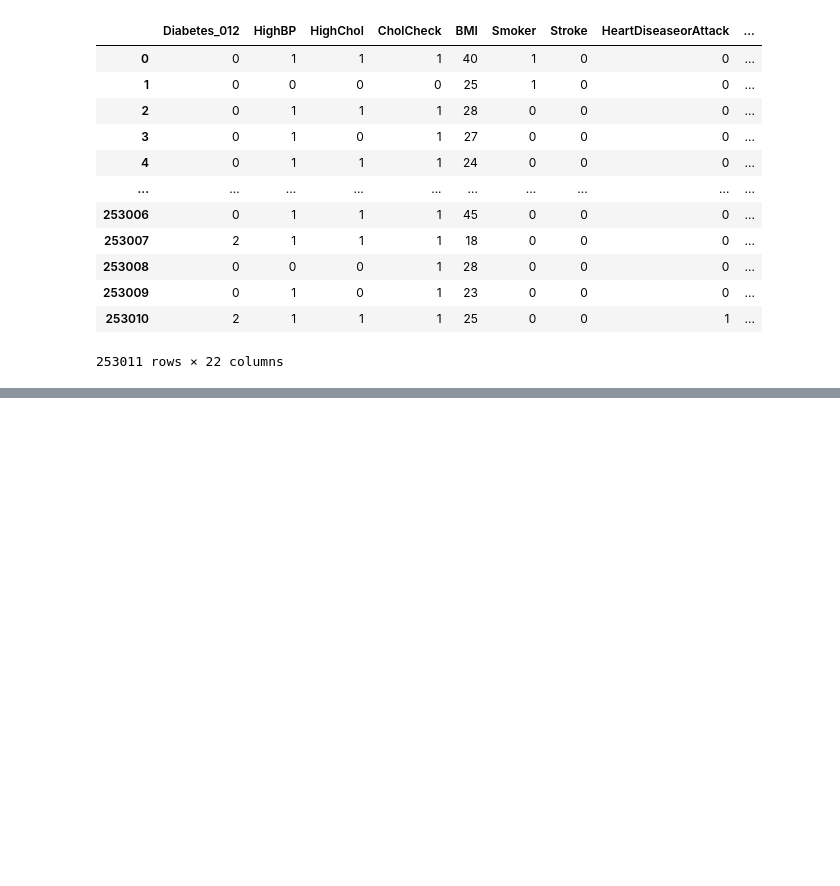
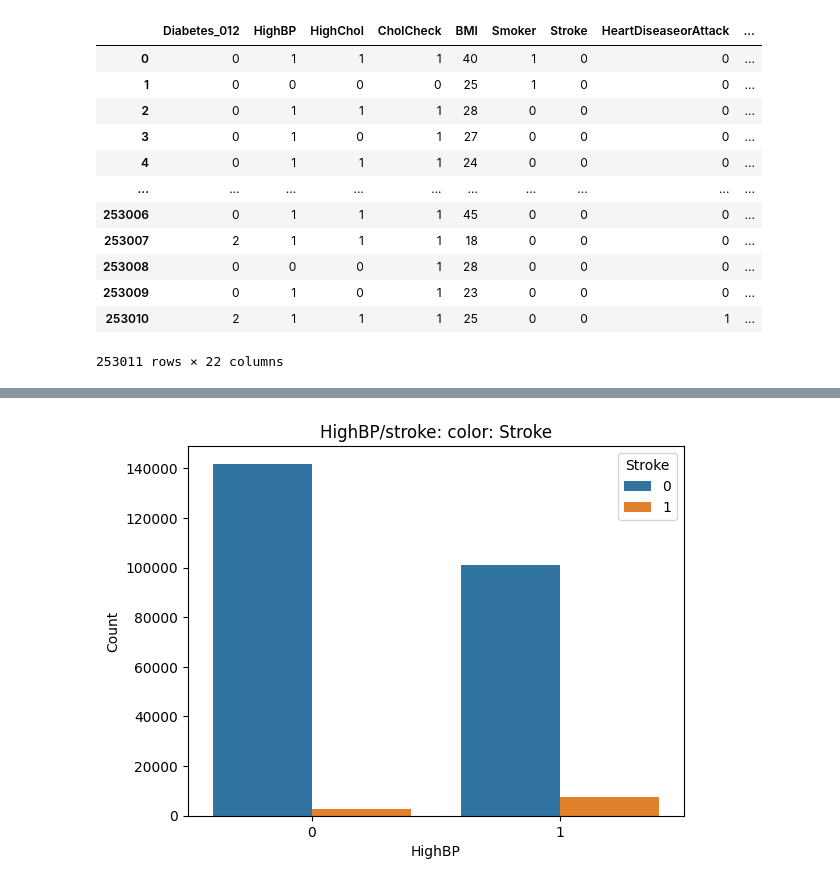
Before and after one commit to LipunKumarDalai/Diabetes-Model, a Jupyter notebook: EDA.ipynb, the cells around one changed output, grey strips where cells are left out. Saved outputs shown, nothing was run; the diff lists cells and outputs as text; code cells hidden in the pictures; blank space fills up the shorter version.

```diff
--- a/EDA.ipynb
+++ b/EDA.ipynb
@@ -24,0 +45,8 @@ data
+# %%
+fig = sns.barplot(data.groupby(["HighBP","Stroke"]).size().reset_index(drop=False),x="HighBP",y=0,hue="Stroke")
+plt.title("HighBP/stroke: color: Stroke")
+plt.ylabel("Count")
+plt.savefig("Visuals/HighBP_stroke_color_Stroke.png")
+plt.show()
+# %% [output]
+[figure, added]
```
Also changed, not shown: parts of 5 cells of this notebook, 8 other files.
